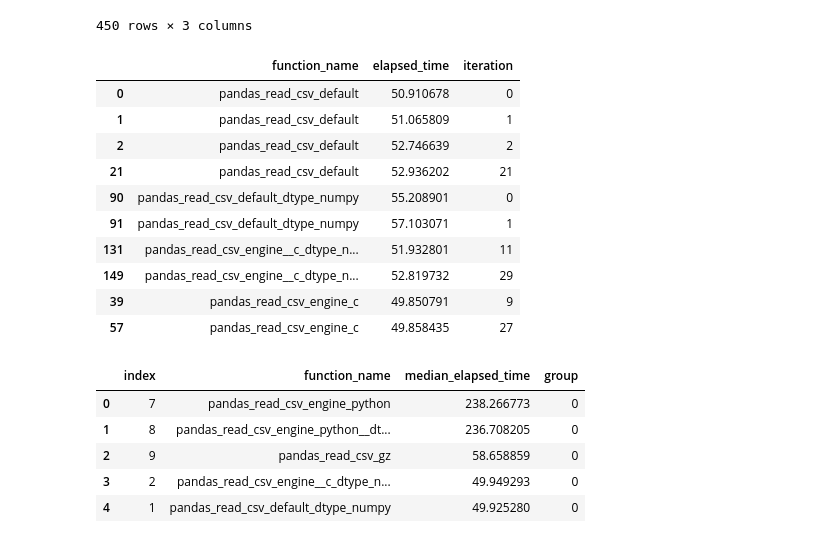
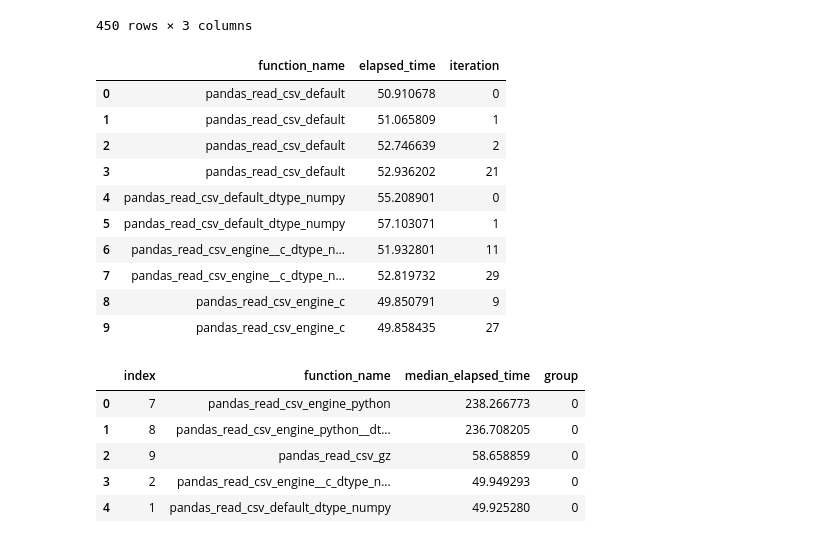
Before and after one commit to surfaceowl/talk_nov2023_pandas_polars_arrow, a Jupyter notebook: performance_comparison.ipynb, the cells around one changed output. Saved outputs shown, nothing was run; the diff lists cells and outputs as text; code cells hidden in the pictures.

```diff
--- a/performance_comparison.ipynb
+++ b/performance_comparison.ipynb
@@ -341,41 +317,42 @@ def replace_outliers(group):
     ]
     # Store outliers in df_outliers
     global df_outliers
-    df_outliers = pd.concat([df_outliers, outliers])
+    df_outliers = df_outliers.dropna(axis=1, how="all")
+    df_outliers = pd.concat([df_outliers, outliers], ignore_index=True)
 
     # Replace outliers with the median value in the original DataFrame
     median_value = group["elapsed_time"].median()
     group.loc[
         (group["elapsed_time"] < lower_bound) | (group["elapsed_time"] > upper_bound),
         "elapsed_time",
     ] = median_value
     return group
 
 
 # Initialize df_outliers
 df_outliers = pd.DataFrame(columns=df_read_results_iter_30.columns)
 
 # Apply the function to each group
 df_read_results_iter_30 = (
     df_read_results_iter_30.groupby("function_name")
     .apply(replace_outliers)
     .reset_index(drop=True)
 )
 
 # review
 df_outliers.head(10)
 # %% [output]
 |  | function_name | elapsed_time | iteration |
 | 0 | pandas_read_csv_default | 50.910678 | 0 |
 | 1 | pandas_read_csv_default | 51.065809 | 1 |
 | 2 | pandas_read_csv_default | 52.746639 | 2 |
-| 21 | pandas_read_csv_default | 52.936202 | 21 |
-| 90 | pandas_read_csv_default_dtype_numpy | 55.208901 | 0 |
-| 91 | pandas_read_csv_default_dtype_numpy | 57.103071 | 1 |
-| 131 | pandas_read_csv_engine__c_dtype_n... | 51.932801 | 11 |
-| 149 | pandas_read_csv_engine__c_dtype_n... | 52.819732 | 29 |
-| 39 | pandas_read_csv_engine_c | 49.850791 | 9 |
-| 57 | pandas_read_csv_engine_c | 49.858435 | 27 |
+| 3 | pandas_read_csv_default | 52.936202 | 21 |
+| 4 | pandas_read_csv_default_dtype_numpy | 55.208901 | 0 |
+| 5 | pandas_read_csv_default_dtype_numpy | 57.103071 | 1 |
+| 6 | pandas_read_csv_engine__c_dtype_n... | 51.932801 | 11 |
+| 7 | pandas_read_csv_engine__c_dtype_n... | 52.819732 | 29 |
+| 8 | pandas_read_csv_engine_c | 49.850791 | 9 |
+| 9 | pandas_read_csv_engine_c | 49.858435 | 27 |
 # %%
 df_read_results_iter_30.head(45);
 # %%
```
Also changed, not shown: parts of 4 cells of this notebook, 6 other files.
